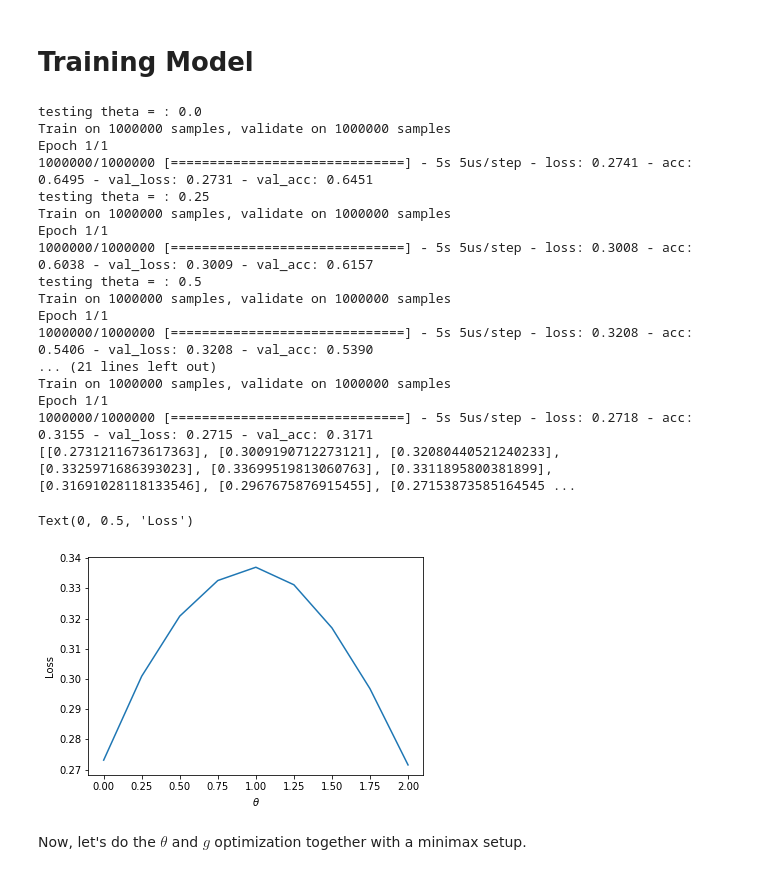
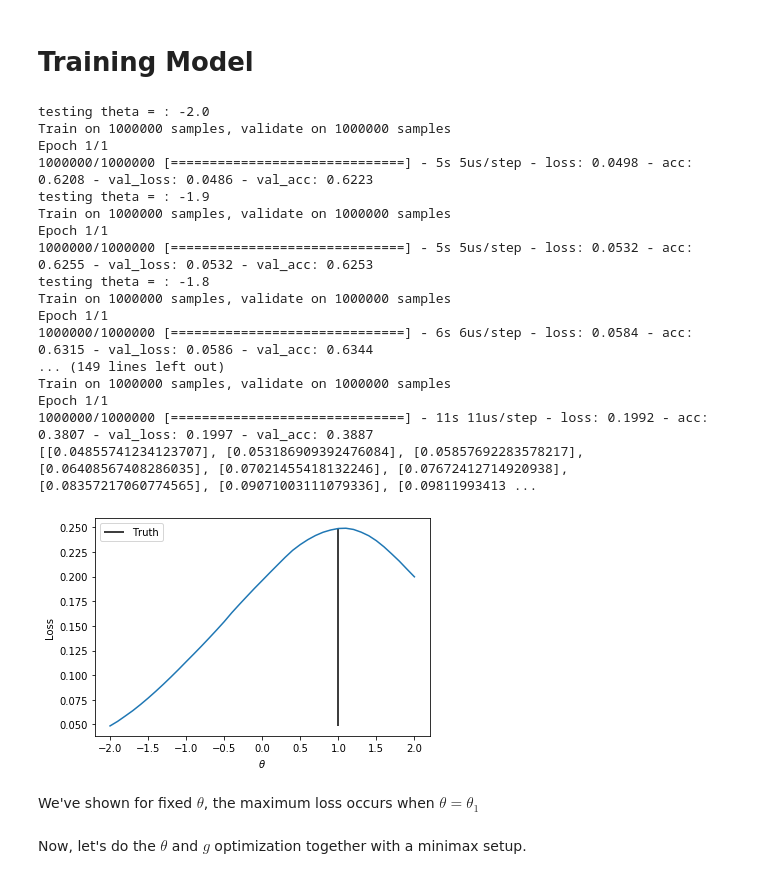
Before and after one commit to hep-lbdl/SRGN, a Jupyter notebook: Alternate_Fit-Gradient_Based_Fit-Using_Keras_2.2.4.ipynb, the cells around one changed output. Saved outputs shown, nothing was run; the diff lists cells and outputs as text; code cells hidden in the pictures.

```diff
--- a/Alternate_Fit-Gradient_Based_Fit-Using_Keras_2.2.4.ipynb
+++ b/Alternate_Fit-Gradient_Based_Fit-Using_Keras_2.2.4.ipynb
@@ -263,7 +263,7 @@ _________________________________________________________________
 # %% [markdown]
 # Training Model
 # %%
-thetas = np.linspace(0,2,9)
+thetas = np.linspace(-2,2,41)
 lvals = []
 
 
@@ -276,30 +276,34 @@ for theta in thetas:
     pass
 print(lvals)
 # %% [output]
-testing theta = : 0.0
+testing theta = : -2.0
 Train on 1000000 samples, validate on 1000000 samples
 Epoch 1/1
-1000000/1000000 [==============================] - 5s 5us/step - loss: 0.2741 - acc: 0.6495 - val_loss: 0.2731 - val_acc: 0.6451
-testing theta = : 0.25
+1000000/1000000 [==============================] - 5s 5us/step - loss: 0.0498 - acc: 0.6208 - val_loss: 0.0486 - val_acc: 0.6223
+testing theta = : -1.9
 Train on 1000000 samples, validate on 1000000 samples
 Epoch 1/1
-1000000/1000000 [==============================] - 5s 5us/step - loss: 0.3008 - acc: 0.6038 - val_loss: 0.3009 - val_acc: 0.6157
-testing theta = : 0.5
+1000000/1000000 [==============================] - 5s 5us/step - loss: 0.0532 - acc: 0.6255 - val_loss: 0.0532 - val_acc: 0.6253
+testing theta = : -1.8
 Train on 1000000 samples, validate on 1000000 samples
 Epoch 1/1
-1000000/1000000 [==============================] - 5s 5us/step - loss: 0.3208 - acc: 0.5406 - val_loss: 0.3208 - val_acc: 0.5390
-... (21 lines left out)
+1000000/1000000 [==============================] - 6s 6us/step - loss: 0.0584 - acc: 0.6315 - val_loss: 0.0586 - val_acc: 0.6344
+... (149 lines left out)
 Train on 1000000 samples, validate on 1000000 samples
 Epoch 1/1
-1000000/1000000 [==============================] - 5s 5us/step - loss: 0.2718 - acc: 0.3155 - val_loss: 0.2715 - val_acc: 0.3171
-[[0.2731211673617363], [0.3009190712273121], [0.32080440521240233], [0.3325971686393023], [0.33699519813060763], [0.3311895800381899], [0.31691028118133546], [0.2967675876915455], [0.27153873585164545 ...
+1000000/1000000 [==============================] - 11s 11us/step - loss: 0.1992 - acc: 0.3807 - val_loss: 0.1997 - val_acc: 0.3887
+[[0.04855741234123707], [0.053186909392476084], [0.05857692283578217], [0.06408567408286035], [0.07021455418132246], [0.07672412714920938], [0.08357217060774565], [0.09071003111079336], [0.09811993413 ...
 # %%
 plt.plot(thetas,lvals)
 plt.xlabel(r'$\theta$')
 plt.ylabel('Loss')
+plt.vlines(np.mean(theta1), ymin = np.min(lvals), ymax = np.max(lvals), label = 'Truth')
+plt.legend()
+plt.show()
 # %% [output]
-Text(0, 0.5, 'Loss')
-[figure, old version]
+[figure, new version]
+# %% [markdown]
+We've shown for fixed $\theta$, the maximum loss occurs when $\theta=\theta_1$
 # %% [markdown]
 Now, let's do the $\theta$ and $g$ optimization together with a minimax setup.
 # %% [markdown]
```
Also changed, not shown: parts of 3 cells of this notebook.
